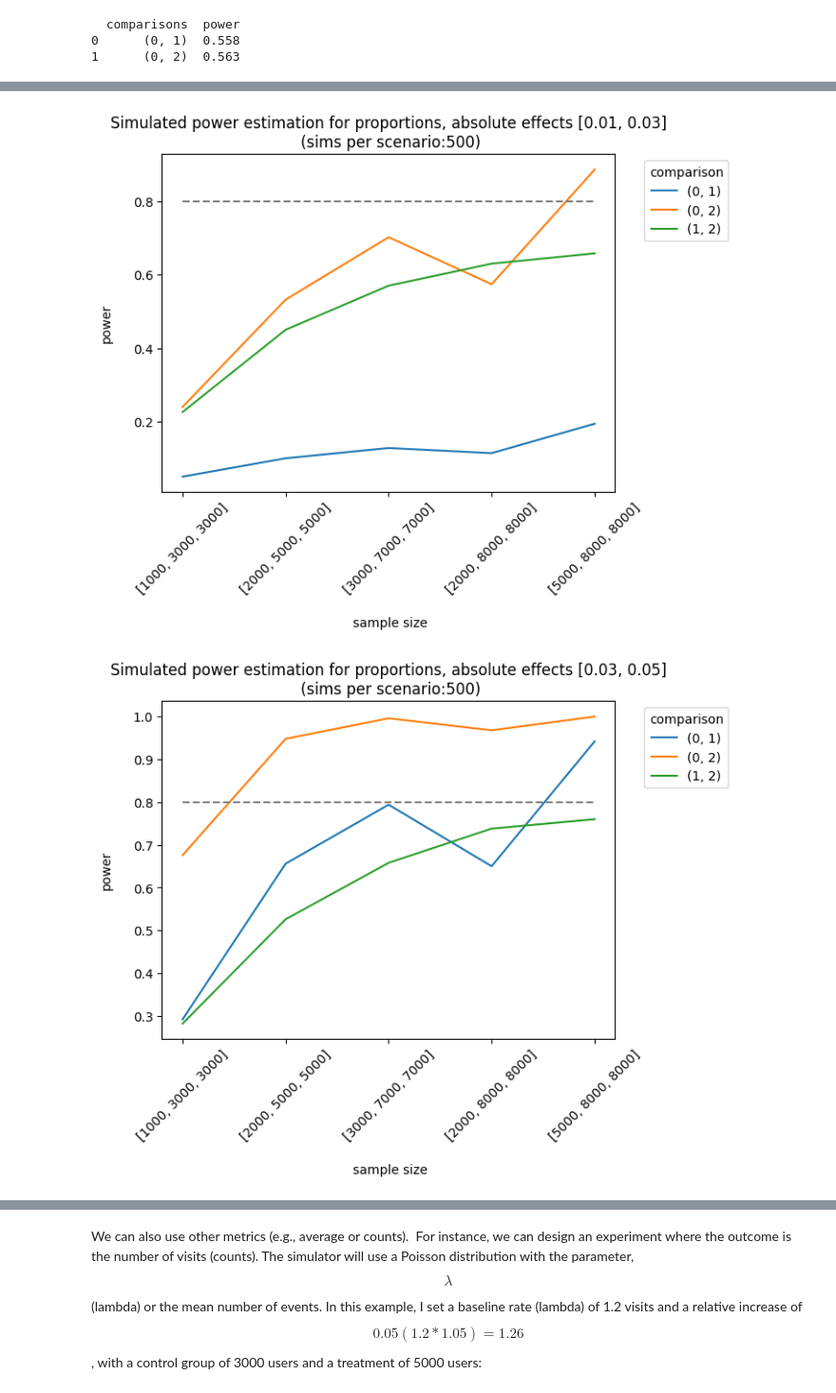
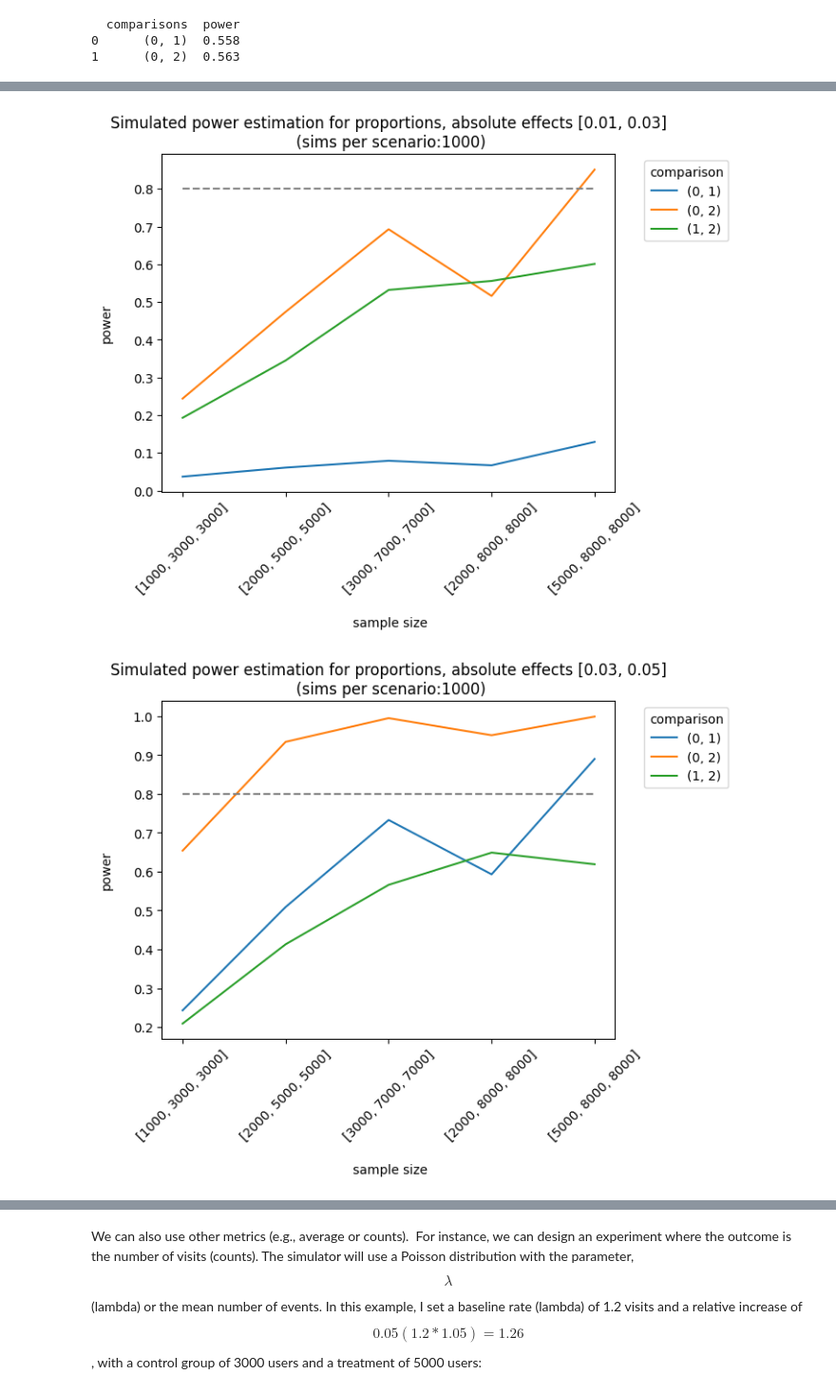
Before and after one commit to torabzadeh/sdaza, a Jupyter notebook: _jupyter/statistical-power.ipynb, the cells around one changed output, grey strips where cells are left out. Shown at 95% size. Drawn from its saved outputs; the diff is of its cells as text; code cells hidden in the pictures.

```diff
--- a/_jupyter/statistical-power.ipynb
+++ b/_jupyter/statistical-power.ipynb
@@ -175,15 +173,15 @@ allocation `[3000, 7000, 7000]` provides relatively good results.
 # %%
 p = PowerSim(metric='proportion', relative_effect=False, variants=2,
-             alternative='two-tailed', nsim=500, correction='holm')
+             alternative='two-tailed', nsim=1000, correction='holm')
 rr = p.grid_sim_power(baseline_rates=[[0.33]],
                 effects=[[0.01, 0.03], [0.03, 0.05], [0.03, 0.07]],
                 sample_sizes= [[1000, 3000, 3000],
                                [2000, 5000, 5000],
                                [3000, 7000, 7000],
                                [2000, 8000, 8000],
                                [5000, 8000, 8000]],
                 threads=16,
                 plot=True)
 # %% [output]
-[figure, old version]
+[figure, new version]
-[figure, old version]
+[figure, new version]
```
Also changed, not shown: parts of 7 cells of this notebook, 14 other files.
